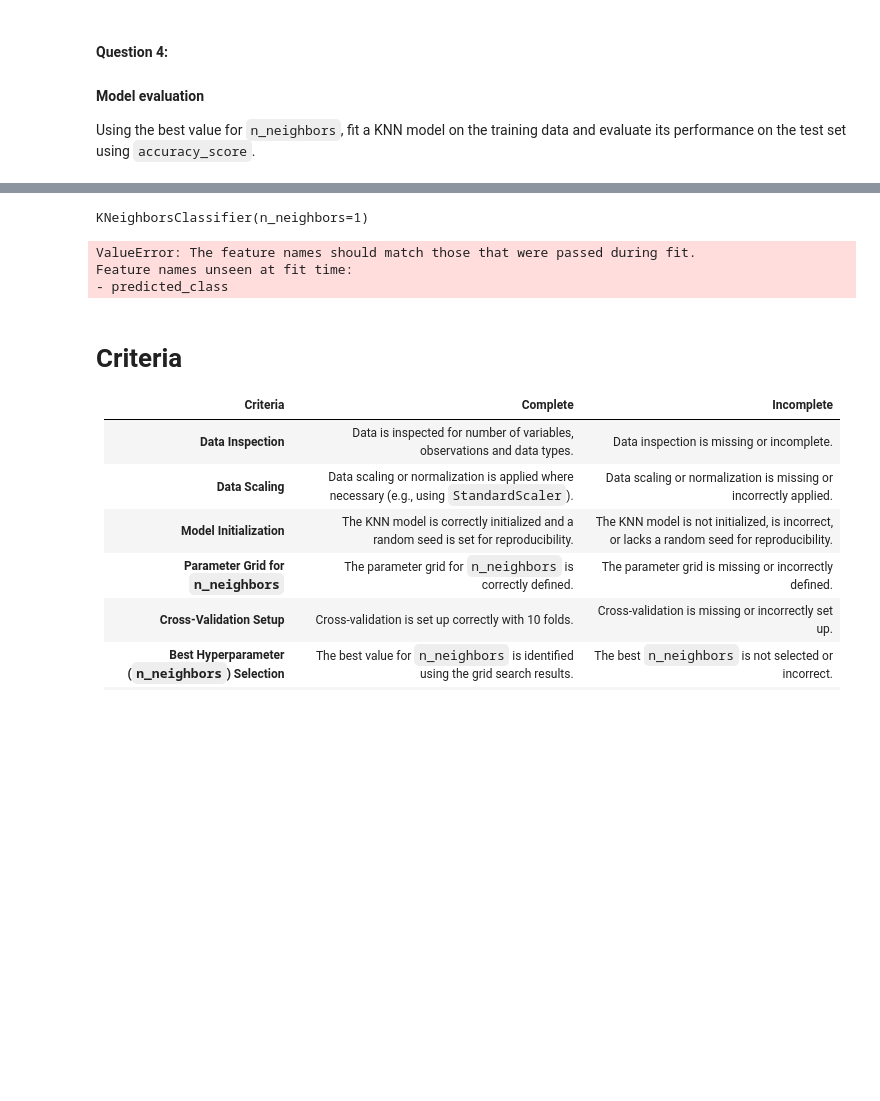
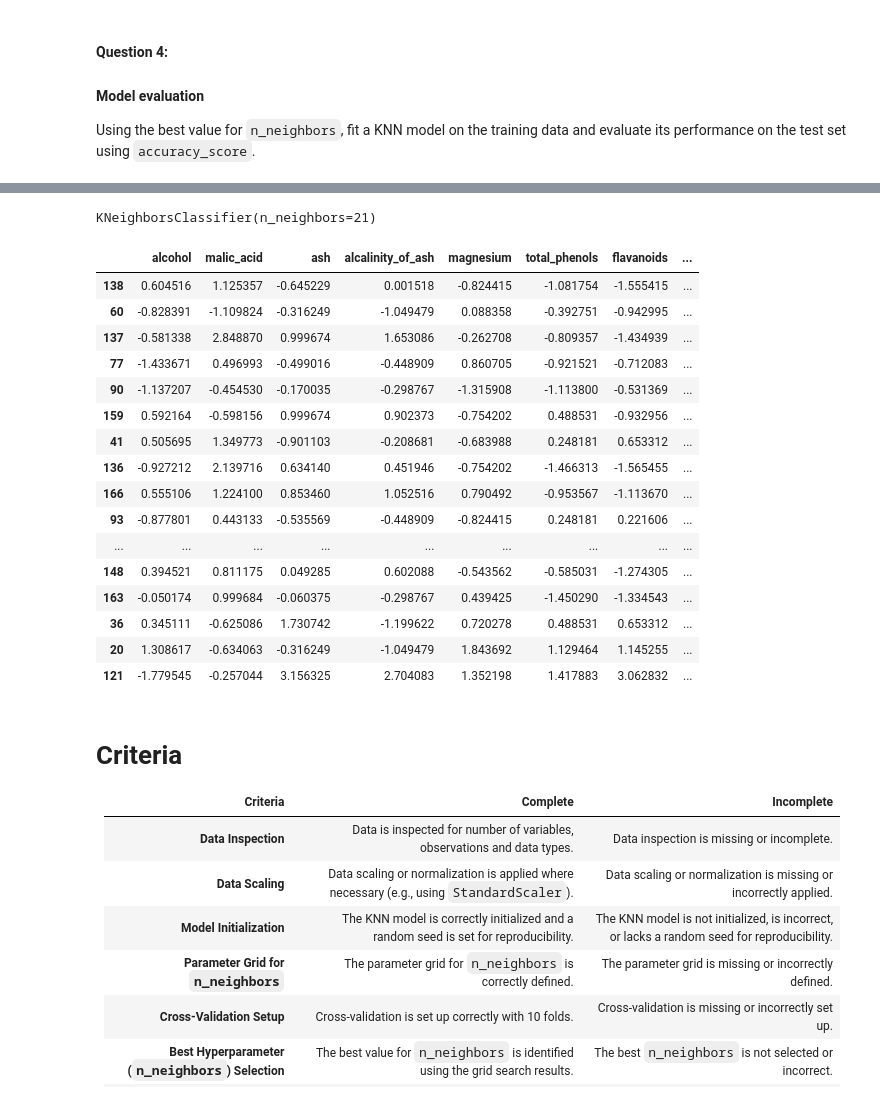
Before and after one commit to UofT-DSI/LCR, a Jupyter notebook: 02_activities/assignments/assignment_1.ipynb, the cells around one changed output, grey strips where cells are left out. Cells and saved outputs as stored; diff of their text form; code cells hidden in the pictures; blank space fills up the shorter version.

```diff
--- a/02_activities/assignments/assignment_1.ipynb
+++ b/02_activities/assignments/assignment_1.ipynb
@@ -260,17 +264,31 @@ wine_tune_grid.best_params_
 # %%
 knn = KNeighborsClassifier(n_neighbors=wine_tune_grid.best_params_['n_neighbors'])
-X = Wine_train.drop('class', axis=1)
-y = Wine_train['class']
+X = Wine_train
+y = wine_df.loc[X.index, 'class']
 knn.fit(X, y)
 # %% [output]
-KNeighborsClassifier(n_neighbors=1)
+KNeighborsClassifier(n_neighbors=21)
 # %%
-Wine_test["predicted"] = knn.predict(Wine_test.drop('class', axis=1))
+Wine_test["predicted"] = knn.predict(Wine_test)
 Wine_test
 # %% [output]
-ValueError: The feature names should match those that were passed during fit.
-Feature names unseen at fit time:
-- predicted_class
+|  | alcohol | malic_acid | ash | alcalinity_of_ash | magnesium | total_phenols | flavanoids | ... |
+| 138 | 0.604516 | 1.125357 | -0.645229 | 0.001518 | -0.824415 | -1.081754 | -1.555415 | ... |
+| 60 | -0.828391 | -1.109824 | -0.316249 | -1.049479 | 0.088358 | -0.392751 | -0.942995 | ... |
+| 137 | -0.581338 | 2.848870 | 0.999674 | 1.653086 | -0.262708 | -0.809357 | -1.434939 | ... |
+| 77 | -1.433671 | 0.496993 | -0.499016 | -0.448909 | 0.860705 | -0.921521 | -0.712083 | ... |
+| 90 | -1.137207 | -0.454530 | -0.170035 | -0.298767 | -1.315908 | -1.113800 | -0.531369 | ... |
+| 159 | 0.592164 | -0.598156 | 0.999674 | 0.902373 | -0.754202 | 0.488531 | -0.932956 | ... |
+| 41 | 0.505695 | 1.349773 | -0.901103 | -0.208681 | -0.683988 | 0.248181 | 0.653312 | ... |
+| 136 | -0.927212 | 2.139716 | 0.634140 | 0.451946 | -0.754202 | -1.466313 | -1.565455 | ... |
+| 166 | 0.555106 | 1.224100 | 0.853460 | 1.052516 | 0.790492 | -0.953567 | -1.113670 | ... |
+| 93 | -0.877801 | 0.443133 | -0.535569 | -0.448909 | -0.824415 | 0.248181 | 0.221606 | ... |
+| ... | ... | ... | ... | ... | ... | ... | ... | ... |
+| 148 | 0.394521 | 0.811175 | 0.049285 | 0.602088 | -0.543562 | -0.585031 | -1.274305 | ... |
+| 163 | -0.050174 | 0.999684 | -0.060375 | -0.298767 | 0.439425 | -1.450290 | -1.334543 | ... |
+| 36 | 0.345111 | -0.625086 | 1.730742 | -1.199622 | 0.720278 | 0.488531 | 0.653312 | ... |
+| 20 | 1.308617 | -0.634063 | -0.316249 | -1.049479 | 1.843692 | 1.129464 | 1.145255 | ... |
+| 121 | -1.779545 | -0.257044 | 3.156325 | 2.704083 | 1.352198 | 1.417883 | 3.062832 | ... |
 # %% [markdown]
 # Criteria
 
```
Also changed, not shown: parts of 4 cells of this notebook.
